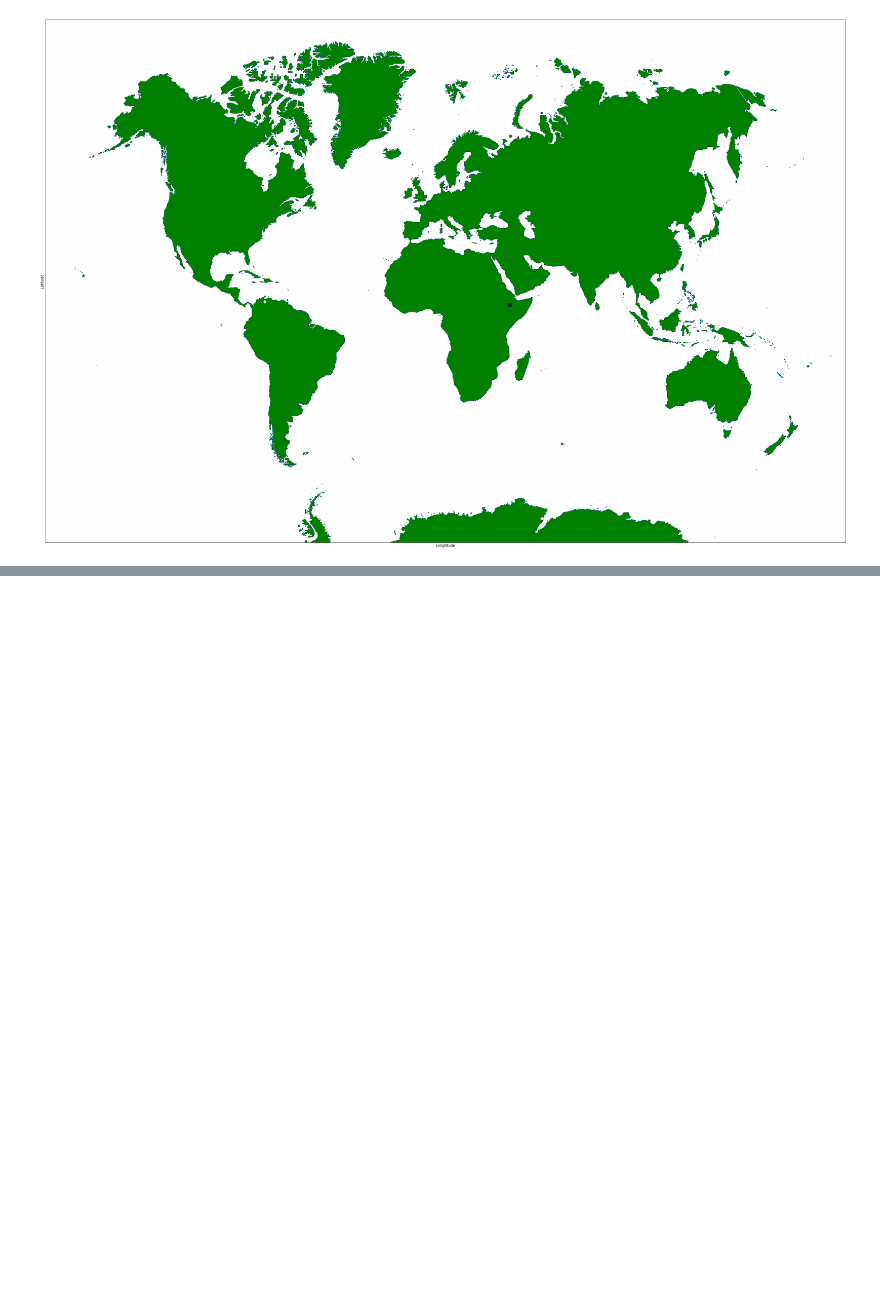
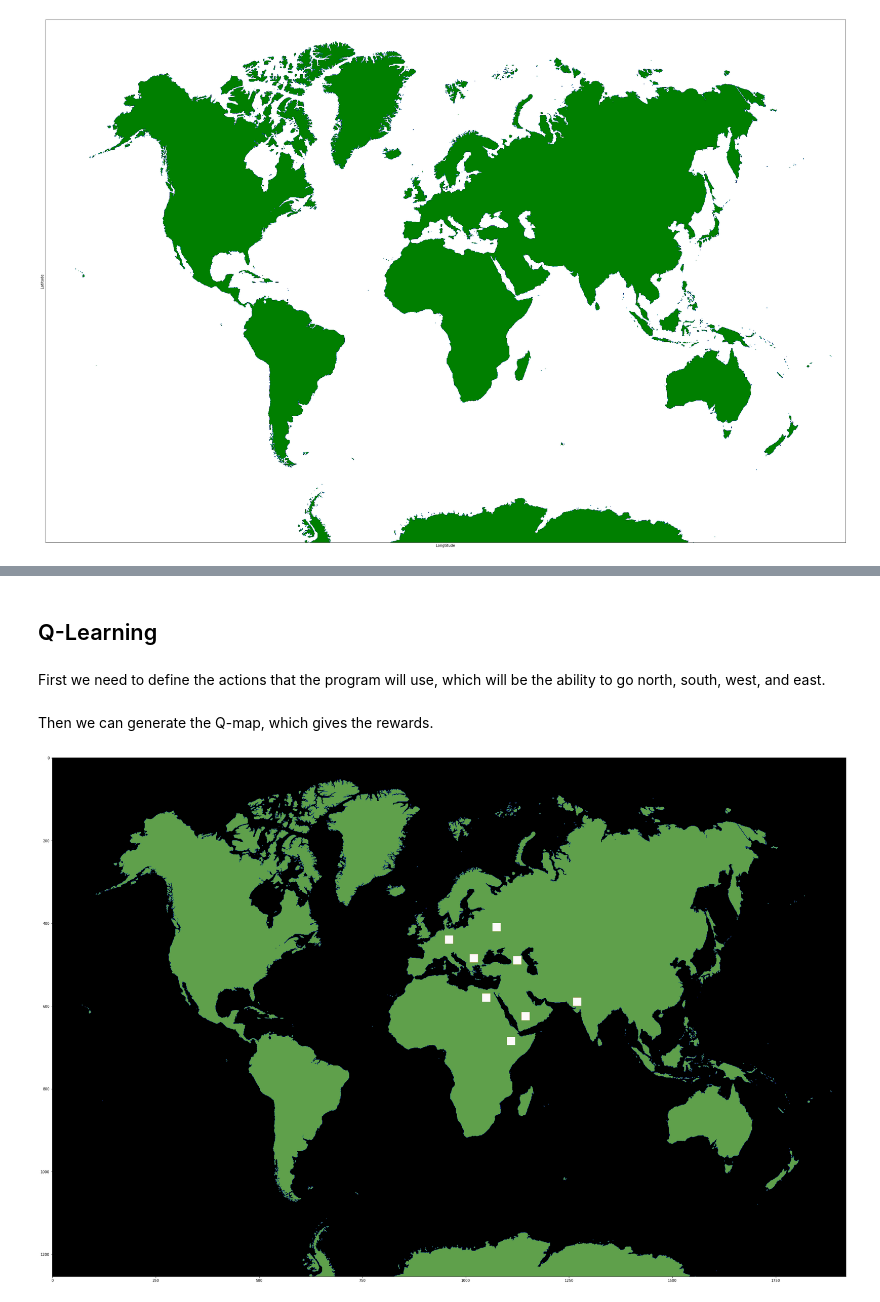
Before and after one commit to aethrvmn/Human-Diffusion, a Jupyter notebook: diffusion_process.ipynb, the cells around one changed output, grey strips where cells are left out. Saved outputs shown, nothing was run; the diff lists cells and outputs as text; code cells hidden in the pictures; blank space fills up the shorter version.

Commit message:
QMAP added

```diff
--- a/diffusion_process.ipynb
+++ b/diffusion_process.ipynb
@@ -20,6 +21,5 @@ We then initialise the picture that we want to use, and convert it into pixel va
 # %%
-img = Image.open('earth.jpg')
-arr = np.array(img.getdata())
+stage = Earth('earth.jpg')
 # %% [markdown]
 The following forloop checks each individual pixel and the converts it to black or white. The threshold was found through running the loop many times and picking a number that looked good enough.
 # %%
@@ -89,0 +43,4 @@ def diffusion(t_map, d_map, f, dx=1, dy=1, dt=1):
+# %% [markdown]
+## Q-Learning
+# %% [markdown]
+First we need to define the actions that the program will use, which will be the ability to go north, south, west, and east.
@@ -89,0 +52,38 @@ def diffusion(t_map, d_map, f, dx=1, dy=1, dt=1):
+# %% [markdown]
+Then we can generate the Q-map, which gives the rewards.
+# %%
+qmap = np.ones(shape=(stage.height,stage.width))
+qmap[np.where(stage.map > 0)] = -100
+
+#Ethiopia
+qmap[675:695, 1100:1120] = 100
+
+#Egypt
+qmap[570:590, 1040:1060] = 100
+
+#Caucasus
+qmap[480:500, 1115:1135] = 100
+
+#Balkans
+qmap[475:495, 1010:1030] = 100
+
+#India
+qmap[580:600, 1260:1280] = 100
+
+#Russia
+qmap[400:420, 1065:1085] = 100
+
+#Europe
+qmap[430:450, 950:970] = 100
+
+#Arabia
+qmap[615:635, 1135:1155] = 100
+
+
+
+
+plt.figure(figsize=(40,40))
+plt.imshow(qmap, cmap='gist_earth')
+plt.show()
+# %% [output]
+[figure, added]
```
Also changed, not shown: parts of 14 cells of this notebook, 4 other files.
